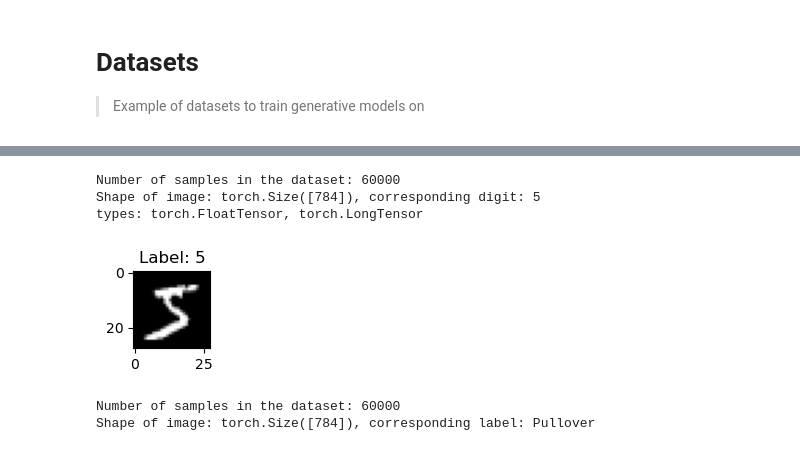
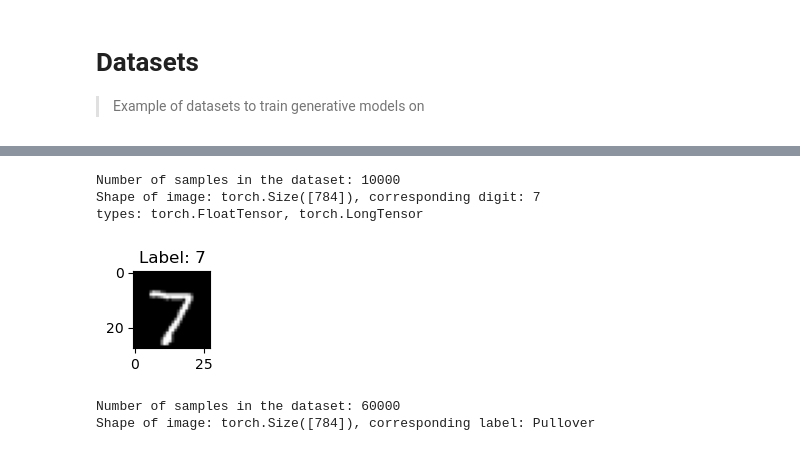
Before and after one commit to slegroux/slg_generative, a Jupyter notebook: nbs/00_data.datasets.ipynb, the cells around one changed output, grey strips where cells are left out. Cells and saved outputs as stored; diff of their text form; code cells hidden in the pictures.

```diff
--- a/nbs/00_data.datasets.ipynb
+++ b/nbs/00_data.datasets.ipynb
@@ -41,12 +35,15 @@ class MnistDataset(ImageDataset):
     "MNIST digit dataset"
 
     def __init__(self,
-        data_root:str='./data' # Path to data root folder
+        data_root:str='~/Data', # Path to data root folder
+        train=True, # Training (True) or Validation set(False),
+        transform=torchvision.transforms.ToTensor()
         ):
         super().__init__()
         self.ds = torchvision.datasets.MNIST(
             data_root,
-            transform=torchvision.transforms.ToTensor(),
+            train = train,
+            transform=transform,
             download=True
         )
     def __len__(self):
@@ -56,18 +53,18 @@ class MnistDataset(ImageDataset):
         x = self.ds[idx][0].squeeze(0).flatten()
         return x, self.ds.targets[idx]
 # %%
-ds = MnistDataset('~/Data')
+ds = MnistDataset('~/Data', train=False)
 print(f"Number of samples in the dataset: {len(ds)}")
 X,y = ds[0]
 print(f"Shape of image: {X.shape}, corresponding digit: {int(y)}")
 print(f"types: {X.type()}, {y.type()}")
 
 ds.show(0)
 # %% [output]
-Number of samples in the dataset: 60000
-Shape of image: torch.Size([784]), corresponding digit: 5
+Number of samples in the dataset: 10000
+Shape of image: torch.Size([784]), corresponding digit: 7
 types: torch.FloatTensor, torch.LongTensor
-[figure, old version]
+[figure, new version]
 # %%
 #| export
 
```
Also changed, not shown: parts of 2 cells of this notebook, 3 other files.
